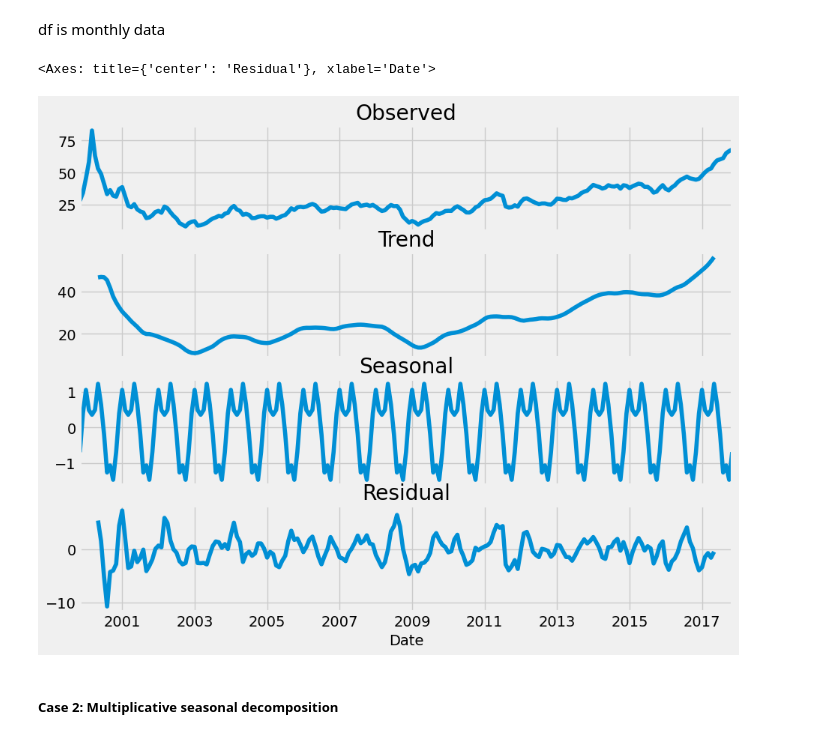
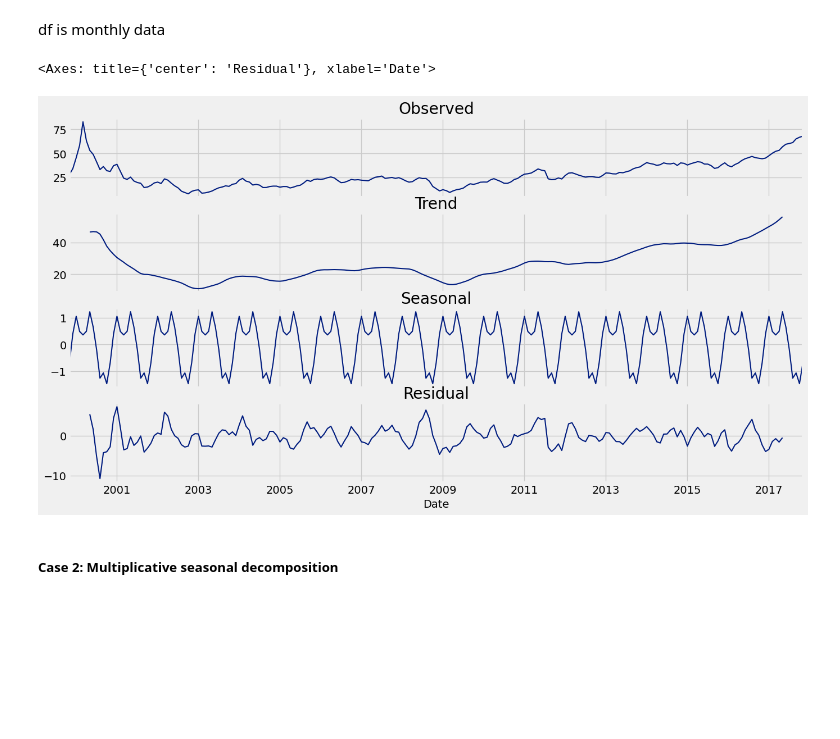
Before and after one commit to HoaNguyen710/DataSample, a Jupyter notebook: testDemo.ipynb, the cells around one changed output. Drawn from its saved outputs; the diff is of its cells as text; code cells hidden in the pictures; blank space fills up the shorter version.

```diff
--- a/testDemo.ipynb
+++ b/testDemo.ipynb
@@ -102,0 +95,11 @@ Text(0.5, 1.0, 'Closing Price')
+# %%
+sns.set_palette("dark")
+plt.figure(figsize=(15, 8))
+plt.grid(True, linestyle="--", linewidth=0.5, color="gray")
+plt.xlabel("DateTime", fontsize=14,color='black')
+plt.ylabel("Closing Prices", fontsize=14,color='black')
+plt.plot(stock["Close"], linewidth=2, markersize=5)
+plt.title("Closing Prices Over Time", fontsize=30,color='black')
+plt.xticks(rotation=45)
+plt.tight_layout()
+plt.show()
@@ -371,17 +412,17 @@ df is monthly data
 # %%
 from statsmodels.tsa.seasonal import seasonal_decompose
 
 # Perform decomposition
 result = seasonal_decompose(df, model='additive')
-fig, (ax1, ax2, ax3, ax4) = plt.subplots(4, 1, figsize=(10, 8), sharex=True)
+fig, (ax1, ax2, ax3, ax4) = plt.subplots(4, 1, figsize=(15, 8), sharex=True)
 
-result.observed.plot(ax=ax1, title='Observed')
-result.trend.plot(ax=ax2, title='Trend')
-result.seasonal.plot(ax=ax3, title='Seasonal')
-result.resid.plot(ax=ax4, title='Residual')
+result.observed.plot(ax=ax1, title='Observed',linewidth=1.5,)
+result.trend.plot(ax=ax2, title='Trend',linewidth=1.5,)
+result.seasonal.plot(ax=ax3, title='Seasonal',linewidth=1.5,)
+result.resid.plot(ax=ax4, title='Residual',linewidth=1.5,)
 # %% [output]
 <Axes: title={'center': 'Residual'}, xlabel='Date'>
-[figure, old version]
+[figure, new version]
 # %% [markdown]
 ##### Case 2: Multiplicative seasonal decomposition
 # %%
```
Also changed, not shown: parts of 24 cells of this notebook.
